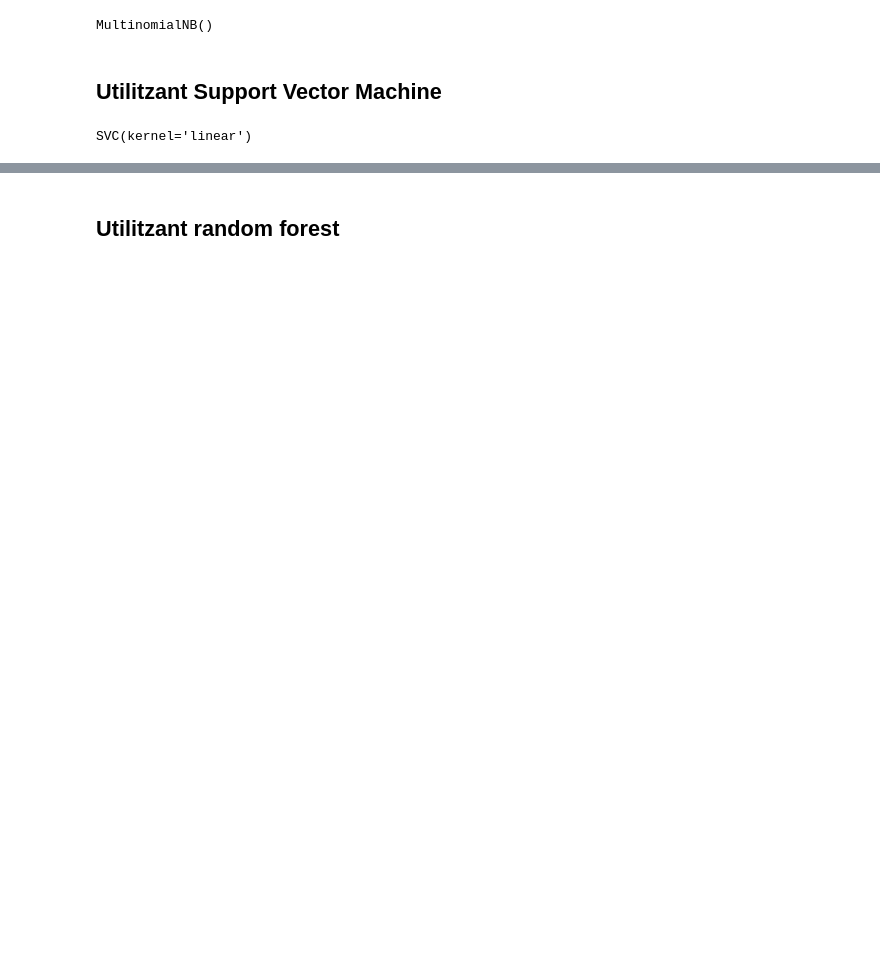
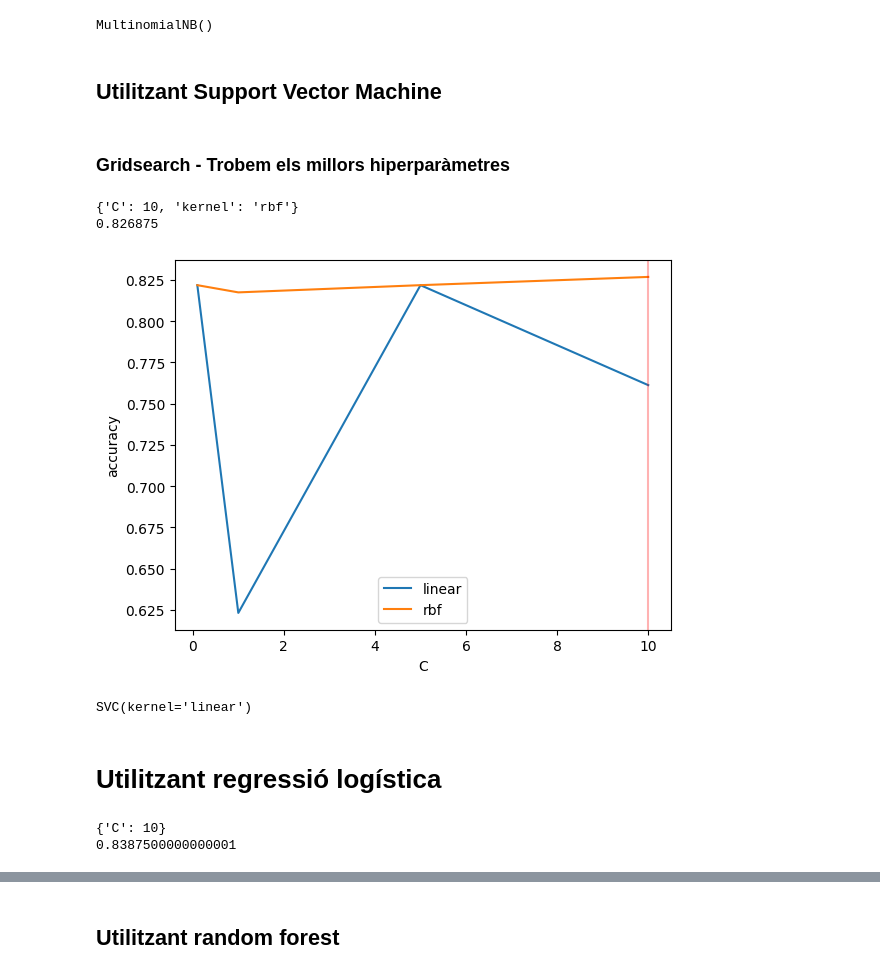
Before and after one commit to Nifel13/PLH---Movie-review-predictor, a Jupyter notebook: detecció_opinions.ipynb, the cells around one changed output, grey strips where cells are left out. Drawn from its saved outputs; the diff is of its cells as text; code cells hidden in the pictures; blank space fills up the shorter version.

```diff
--- a/detecció_opinions.ipynb
+++ b/detecció_opinions.ipynb
@@ -65,4 +91,28 @@ classifier.fit(X_train, y_train)
 MultinomialNB()
 # %% [markdown]
 ## Utilitzant Support Vector Machine
+# %% [markdown]
+### Gridsearch - Trobem els millors hiperparàmetres
+# %%
+from sklearn.svm import SVC
+parameters = {'kernel':('linear', 'rbf'), 'C':[0.1,1,5,10,20]}
+svc = SVC()
+clf = grid_search(SVC(), parameters)
+# %% [output]
+{'C': 10, 'kernel': 'rbf'}
+0.826875
+# %%
+# plot only the linear kernel and its score depending on the C parameter
+scores = clf.cv_results_['mean_test_score']
+C = [0.1,1,5,10]
+plt.plot(C, scores[:4])
+plt.xlabel('C')
+plt.ylabel('accuracy')
+plt.plot(C, scores[4:])
+plt.axvline(clf.best_params_['C'], color='r', alpha = 0.3)
+# legend
+plt.legend(['linear', 'rbf'])
+plt.show()
+# %% [output]
+[figure, added]
 # %%
@@ -71,3 +120,13 @@ classifier = SVC(kernel='linear')
 classifier.fit(X_train, y_train)
 # %% [output]
 SVC(kernel='linear')
+# %% [markdown]
+# Utilitzant regressió logística
+# %%
+# fem gridsearch per a trobar els millors hipèrparàmetres
+parameters = {'C':[0.1,1,5,10,20,30,50,75,100]}
+logreg = LogisticRegression(max_iter=1000)
+clf = grid_search(logreg, parameters)
+# %% [output]
+{'C': 10}
+0.8387500000000001
```
Also changed, not shown: parts of 19 cells of this notebook.
